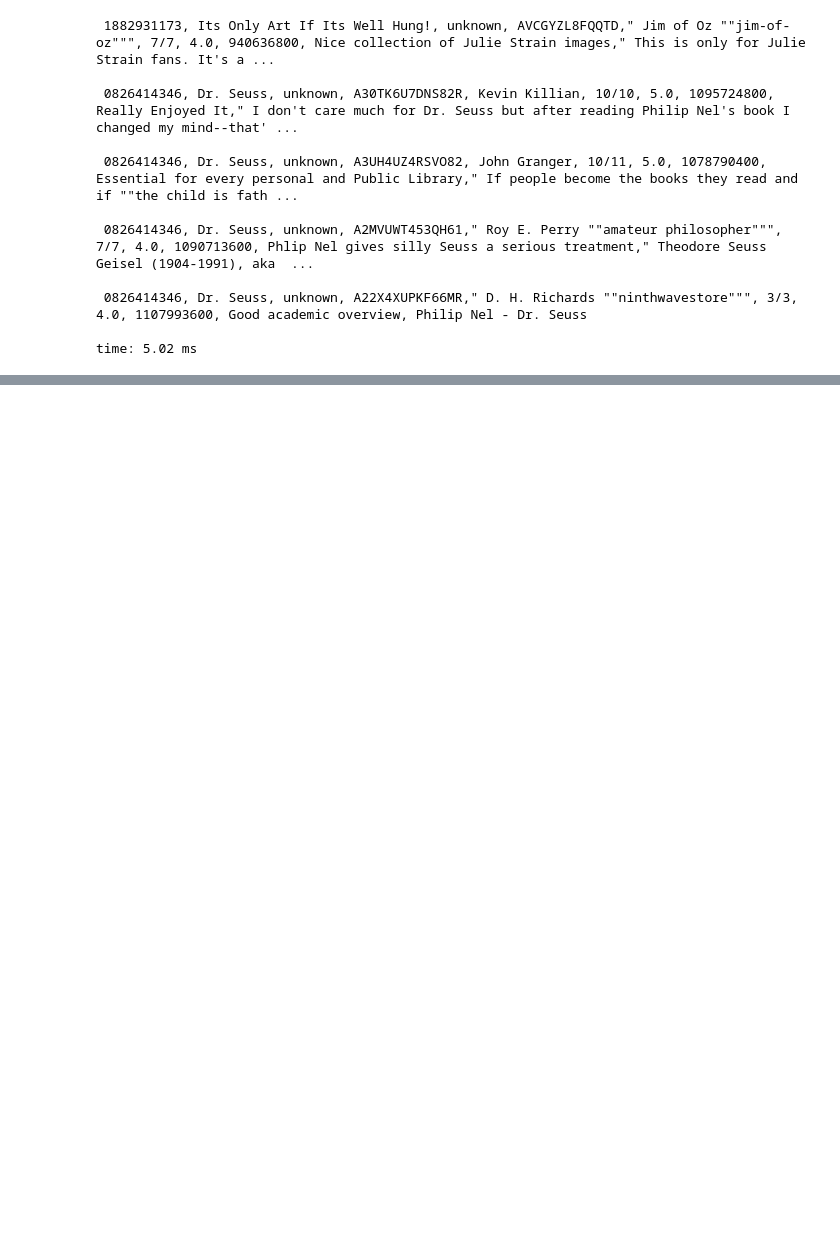
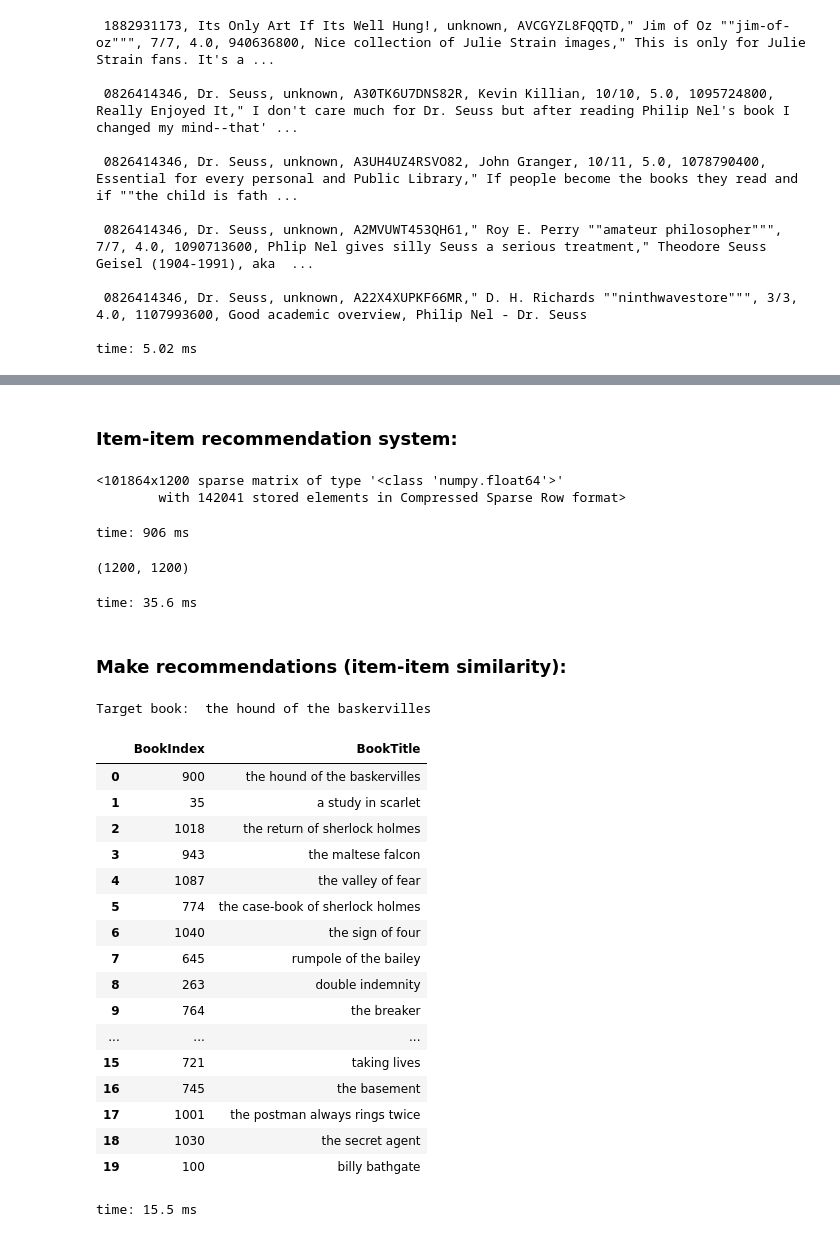
Before and after one commit to Mehul903/Book-Recommender-System, a Jupyter notebook: notebooks/Analysis.ipynb, the cells around one changed output, grey strips where cells are left out. Drawn from its saved outputs; the diff is of its cells as text; code cells hidden in the pictures; blank space fills up the shorter version.

Commit message:
Basic recommendation system working.

```diff
--- a/notebooks/Analysis.ipynb
+++ b/notebooks/Analysis.ipynb
@@ -125,0 +183,50 @@ time: 26.1 ms
+# %% [markdown]
+### Item-item recommendation system:
+# %%
+user_item_mat = csr_matrix(user_item_df)
+# %% [output]
+<101864x1200 sparse matrix of type '<class 'numpy.float64'>'
+        with 142041 stored elements in Compressed Sparse Row format>
+time: 906 ms
+# %%
+book_similarity_mat = cosine_similarity(user_item_mat.transpose(), dense_output = False)
+book_similarity_mat = book_similarity_mat.toarray()
+book_similarity_mat.shape
+# %% [output]
+(1200, 1200)
+time: 35.6 ms
+# %% [markdown]
+### Make recommendations (item-item similarity):
+# %%
+def most_similar_books(book_ind, book_names):
+
+    most_sim_books = np.argsort(book_similarity_mat[book_ind,:])[::-1][0:20]
+    recommended_books = [book_names[i] for i in most_sim_books]
+
+    recommendation_df = pd.DataFrame({'BookIndex': most_sim_books, 'BookTitle': recommended_books})
+
+    print ('Target book: ', book_names[book_ind])
+
+    return recommendation_df
+
+most_similar_books(900, new_book_names)  ## Try: 900, 527
+# %% [output]
+Target book:  the hound of the baskervilles
+|  | BookIndex | BookTitle |
+| 0 | 900 | the hound of the baskervilles |
+| 1 | 35 | a study in scarlet |
+| 2 | 1018 | the return of sherlock holmes |
+| 3 | 943 | the maltese falcon |
+| 4 | 1087 | the valley of fear |
+| 5 | 774 | the case-book of sherlock holmes |
+| 6 | 1040 | the sign of four |
+| 7 | 645 | rumpole of the bailey |
+| 8 | 263 | double indemnity |
+| 9 | 764 | the breaker |
+| ... | ... | ... |
+| 15 | 721 | taking lives |
+| 16 | 745 | the basement |
+| 17 | 1001 | the postman always rings twice |
+| 18 | 1030 | the secret agent |
+| 19 | 100 | billy bathgate |
+time: 15.5 ms
```
Also changed, not shown: parts of 21 cells of this notebook.
